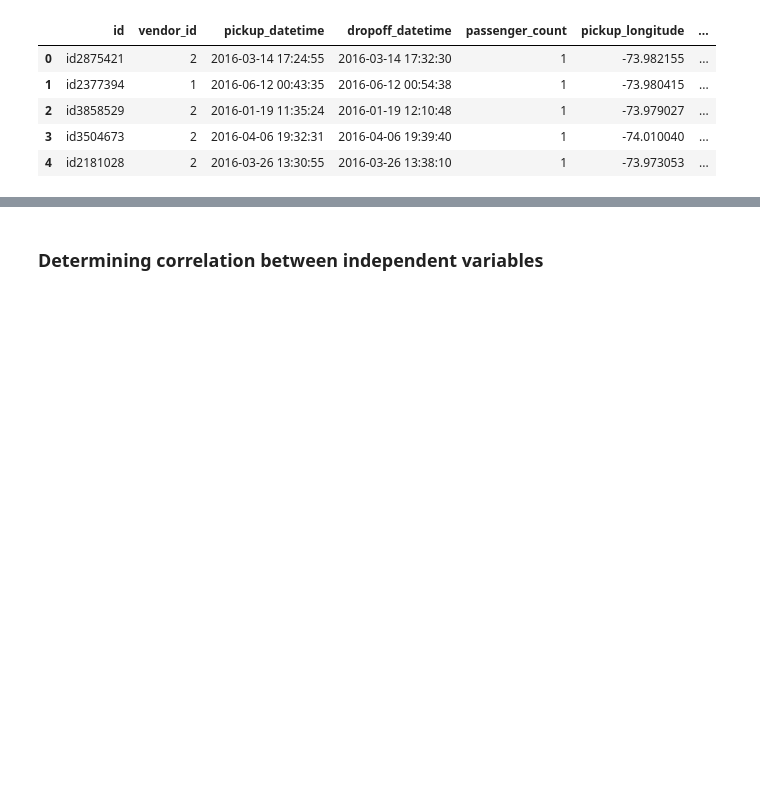
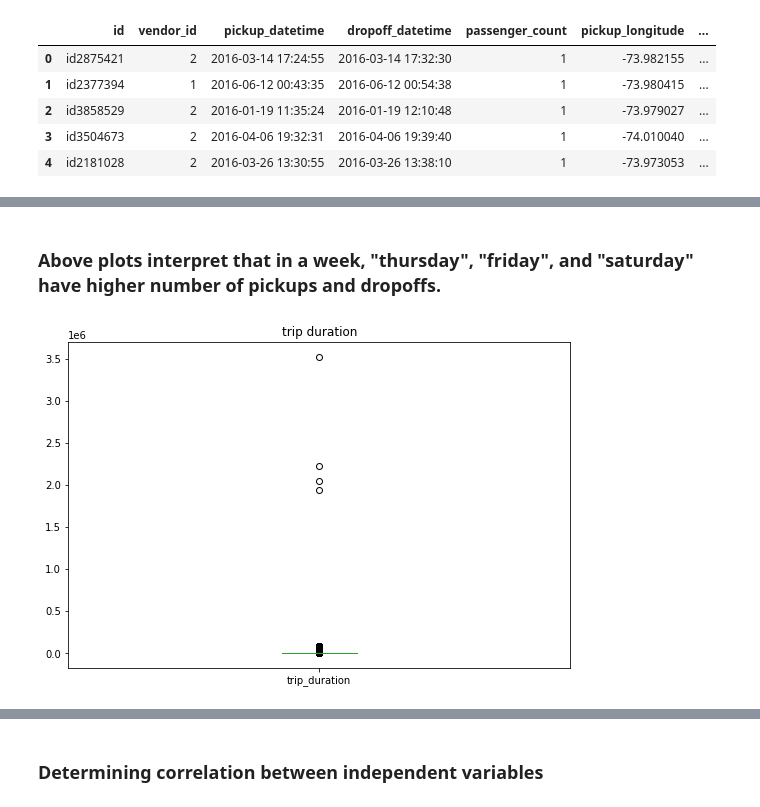
Before and after one commit to Jahnavi-Jaolekar/NYC-Taxi-time-prediction, a Jupyter notebook: NYC_taxi_trip_time_prediction.ipynb, the cells around one changed output, grey strips where cells are left out. Drawn from its saved outputs; the diff is of its cells as text; code cells hidden in the pictures; blank space fills up the shorter version.

```diff
--- a/NYC_taxi_trip_time_prediction.ipynb
+++ b/NYC_taxi_trip_time_prediction.ipynb
@@ -127,0 +159,8 @@ taxi_df.head()
+# %% [markdown]
+### Above plots interpret that in a week, "thursday", "friday", and "saturday" have higher number of pickups and dropoffs.
+# %%
+fig = plt.figure(figsize=(9, 6))
+taxi_df['trip_duration'].plot(kind='box', title='trip duration')
+plt.show()
+# %% [output]
+[figure, added]
```
Also changed, not shown: parts of 14 cells of this notebook.
